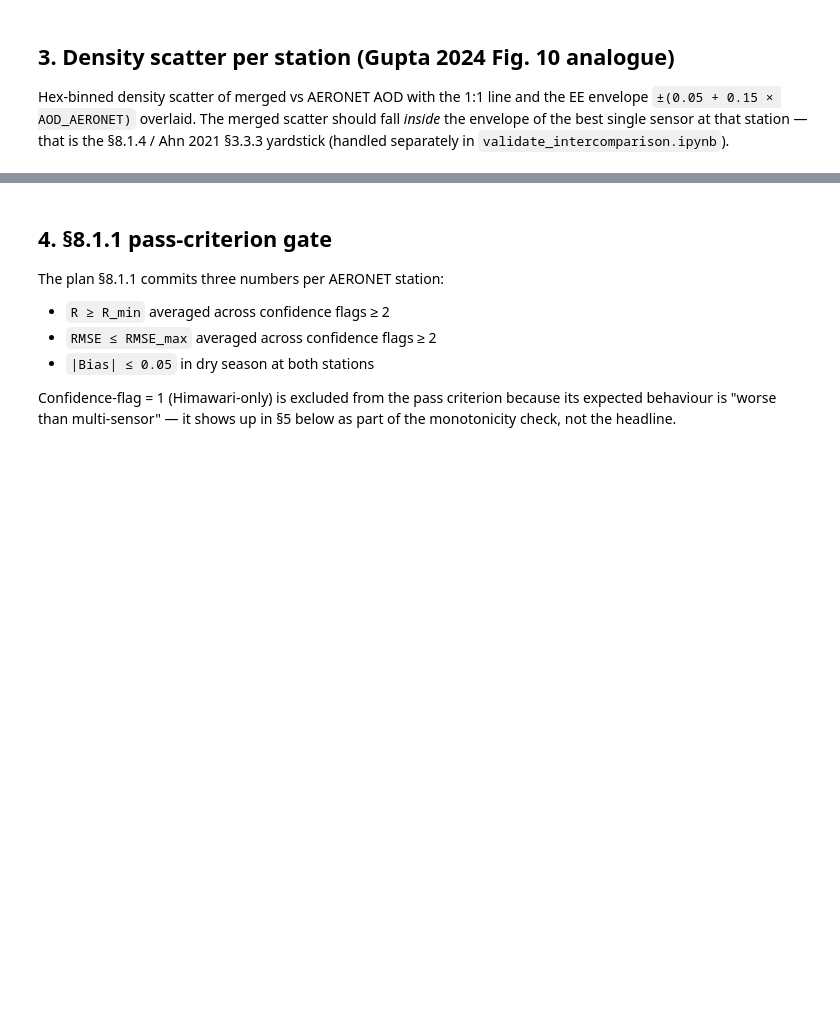
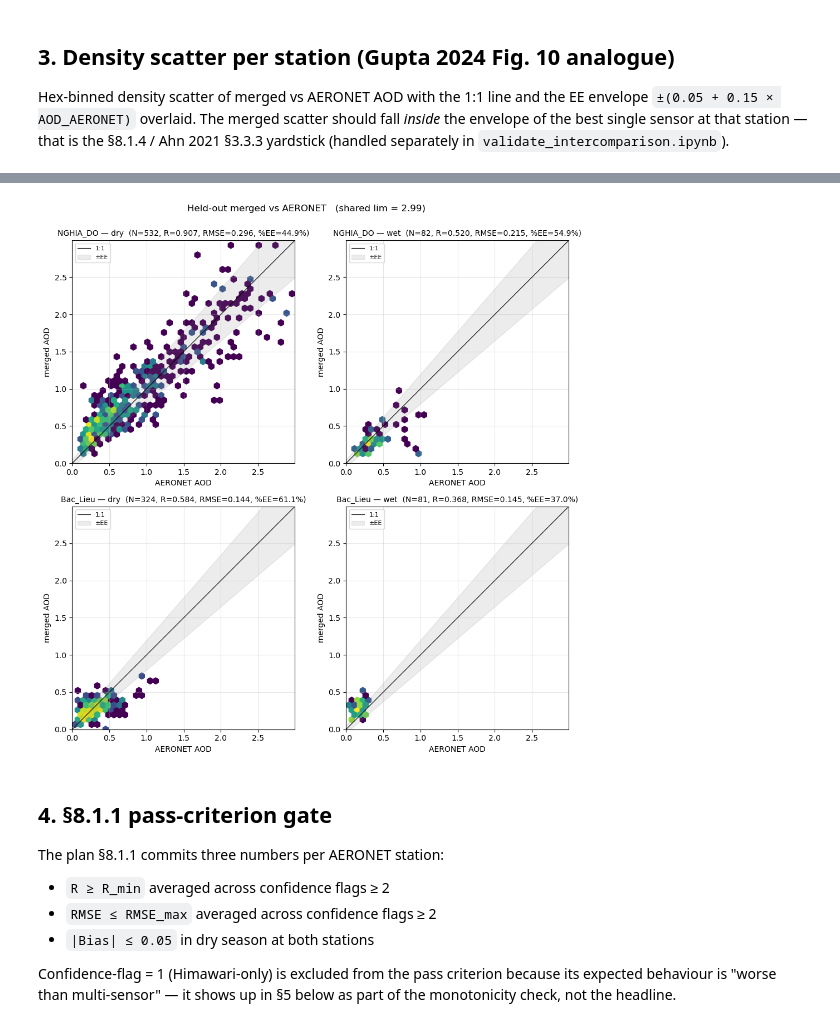
Before and after one commit to sfatew/Air_Quality, a Jupyter notebook: AOD_map/stage_a/validate_heldout.ipynb, the cells around one changed output, grey strips where cells are left out. Drawn from its saved outputs; the diff is of its cells as text; code cells hidden in the pictures; blank space fills up the shorter version.

```diff
--- a/AOD_map/stage_a/validate_heldout.ipynb
+++ b/AOD_map/stage_a/validate_heldout.ipynb
@@ -213,3 +242,53 @@ fig.tight_layout(); plt.show()
+# %%
+# 2 x 2 station x season density scatter, shared axis limits across all panels.
+SEASONS = ('dry', 'wet')
+ROW_SITES = list(AERONET_SITES)  # NGHIA_DO row 0, Bac_Lieu row 1
+
+# Shared limit from the union of the 4 subsets (99th-pctile of both axes).
+_x_all = pairs['aeronet_aod'].values
+_y_all = pairs['merged_aod'].values
+shared_lim = float(max(np.nanpercentile(_x_all, 99),
+                       np.nanpercentile(_y_all, 99))) * 1.1
+
+
+def _scatter_fixed_lim(ax, sub, title, lim):
+    if len(sub) < 5:
+        ax.text(0.5, 0.5, f'N={len(sub)}', ha='center', va='center',
+                transform=ax.transAxes)
+        ax.set_title(title); return
+    x = sub['aeronet_aod'].values
+    y = sub['merged_aod'].values
+    ax.hexbin(x, y, gridsize=40, mincnt=1, bins='log', cmap='viridis',
+              extent=(0, lim, 0, lim))
+    aer_line = np.linspace(0, lim, 100)
+    ax.plot(aer_line, aer_line, 'k-', lw=0.8, label='1:1')
+    ax.fill_between(aer_line,
+                    aer_line - (0.05 + 0.15 * aer_line),
+                    aer_line + (0.05 + 0.15 * aer_line),
+                    color='gray', alpha=0.15, label=u'±EE')
+    ax.set_xlim(0, lim); ax.set_ylim(0, lim); ax.set_aspect('equal')
+    ax.set_xlabel('AERONET AOD'); ax.set_ylabel('merged AOD')
+    m = compute_metrics(y, x)
+    ax.set_title(f'{title}  (N={m["N"]}, R={m["R"]:.3f}, '
+                 f'RMSE={m["RMSE"]:.3f}, %EE={m["pct_EE"]:.1f}%)',
+                 fontsize=10)
+    ax.legend(loc='upper left', fontsize=8)
+    ax.grid(alpha=0.3)
+
+
+fig, axes = plt.subplots(len(ROW_SITES), len(SEASONS),
+                         figsize=(5 * len(SEASONS), 5 * len(ROW_SITES)),
+                         squeeze=False)
+for i, site in enumerate(ROW_SITES):
+    for j, season in enumerate(SEASONS):
+        sub = pairs[(pairs['site'] == site) & (pairs['season'] == season)]
+        _scatter_fixed_lim(axes[i][j], sub, f'{site} — {season}', shared_lim)
+
+fig.suptitle(f'Held-out merged vs AERONET   (shared lim = {shared_lim:.2f})',
+             fontsize=12, y=1.00)
+fig.tight_layout(); plt.show()
+# %% [output]
+[figure, added]
 # %% [markdown]
 ## 4. §8.1.1 pass-criterion gate
 
```
Also changed, not shown: parts of 19 cells of this notebook, 50 other files.
